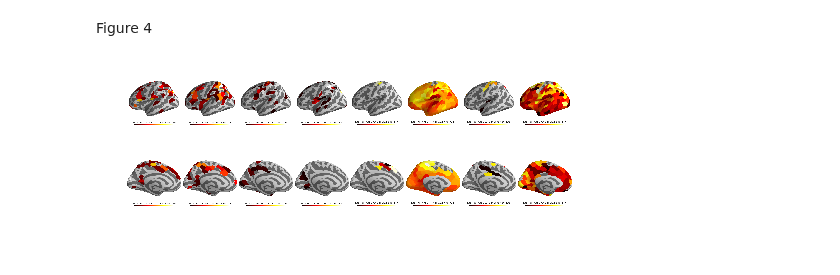
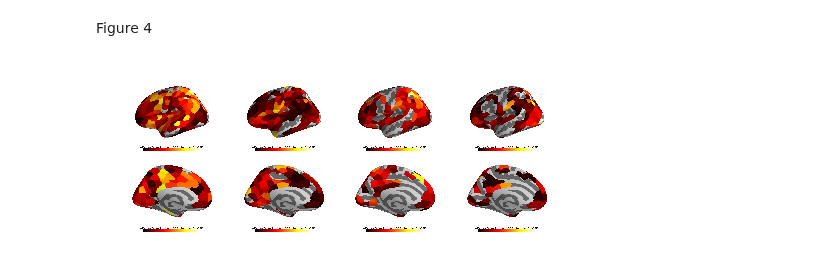
Before and after one commit to lindenmp/normative_neurodev_cs_t1, a Jupyter notebook: code/results_s3.ipynb, the cells around one changed output. Saved outputs shown, nothing was run; the diff lists cells and outputs as text; code cells hidden in the pictures.

```diff
--- a/code/results_s3.ipynb
+++ b/code/results_s3.ipynb
@@ -8,4 +8,6 @@ import seaborn as sns
 import scipy as sp
 from scipy import stats
 import matplotlib.pyplot as plt
+plt.rcParams['svg.fonttype'] = 'none'
+import statsmodels.api as sm
 # %%
@@ -365,13 +321,14 @@ colormap sequential: [0.00e+00, 3.90e+00, 7.79e+00] (opaque)
 # %% [markdown]
 Figure 4
 # %%
-f, axes = plt.subplots(2, 8)
+f, axes = plt.subplots(2, 4)
 f.set_figwidth(8)
 f.set_figheight(3)
 plt.subplots_adjust(wspace=0, hspace=0)
 
 # column 0:
-fig_str = 'lh_ct_z_perc_n.png'
+hemi = 'lh'
+fig_str = hemi + '_ct_z_perc_p.png'
 try:
 #     axes[0,0].set_title('Thickness (END)')
     image = mpimg.imread('lat_' + fig_str); axes[0,0].imshow(image); axes[0,0].axis('off')
@@ -381,77 +338,37 @@ try:
 except FileNotFoundError: axes[1,0].axis('off')
 
 # column 1:
-fig_str = 'lh_ct_z_perc_p.png'
+fig_str = hemi + '_ct_z_perc_n.png'
 try:
 #     axes[0,1].set_title('Thickness (EPD)')
     image = mpimg.imread('lat_' + fig_str); axes[0,1].imshow(image); axes[0,1].axis('off')
 except FileNotFoundError: axes[0,1].axis('off')
 try:
     image = mpimg.imread('med_' + fig_str); axes[1,1].imshow(image); axes[1,1].axis('off')
 except FileNotFoundError: axes[1,1].axis('off')
 
 # column 2:
-fig_str = 'lh_str_z_perc_n.png'
+fig_str = hemi + '_vol_z_perc_p.png'
 try:
 #     axes[0,2].set_title('Strength (END)')
     image = mpimg.imread('lat_' + fig_str); axes[0,2].imshow(image); axes[0,2].axis('off')
 except FileNotFoundError: axes[0,2].axis('off')
 try:
     image = mpimg.imread('med_' + fig_str); axes[1,2].imshow(image); axes[1,2].axis('off')
 except FileNotFoundError: axes[1,2].axis('off')
 
 # column 3:
-fig_str = 'lh_str_z_perc_p.png'
+fig_str = hemi + '_vol_z_perc_n.png'
 try:
 #     axes[0,3].set_title('Strength (EPD)')
     image = mpimg.imread('lat_' + fig_str); axes[0,3].imshow(image); axes[0,3].axis('off')
 except FileNotFoundError: axes[0,3].axis('off')
 try:
     image = mpimg.imread('med_' + fig_str); axes[1,3].imshow(image); axes[1,3].axis('off')
 except FileNotFoundError: axes[1,3].axis('off')
 
-# column 4:
-fig_str = 'lh_ac_z_perc_n.png'
-try:
-#     axes[0,4].set_title('Ave. ctrb. (END)')
-    image = mpimg.imread('lat_' + fig_str); axes[0,4].imshow(image); axes[0,4].axis('off')
-except FileNotFoundError: axes[0,4].axis('off')
-try:
-    image = mpimg.imread('med_' + fig_str); axes[1,4].imshow(image); axes[1,4].axis('off')
-except FileNotFoundError: axes[1,4].axis('off')
-
-# column 5:
-fig_str = 'lh_ac_z_perc_p.png'
-try:
-#     axes[0,5].set_title('Ave. ctrb. (EPD)')
-    image = mpimg.imread('lat_' + fig_str); axes[0,5].imshow(image); axes[0,5].axis('off')
-except FileNotFoundError: axes[0,5].axis('off')
-try:
-    image = mpimg.imread('med_' + fig_str); axes[1,5].imshow(image); axes[1,5].axis('off')
-except FileNotFoundError: axes[1,5].axis('off')
-
-# column 6:
-fig_str = 'lh_mc_z_perc_n.png'
-try:
-#     axes[0,6].set_title('Mod. ctrb. (END)')
-    image = mpimg.imread('lat_' + fig_str); axes[0,6].imshow(image); axes[0,6].axis('off')
-except FileNotFoundError: axes[0,6].axis('off')
-try:
-    image = mpimg.imread('med_' + fig_str); axes[1,6].imshow(image); axes[1,6].axis('off')
-except FileNotFoundError: axes[1,6].axis('off')
-
-# column 7:
-fig_str = 'lh_mc_z_perc_p.png'
-try:
-#     axes[0,7].set_title('Mod. ctrb. (EPD)')
-    image = mpimg.imread('lat_' + fig_str); axes[0,7].imshow(image); axes[0,7].axis('off')
-except FileNotFoundError: axes[0,7].axis('off')
-try:
-    image = mpimg.imread('med_' + fig_str); axes[1,7].imshow(image); axes[1,7].axis('off')
-except FileNotFoundError: axes[1,7].axis('off')
-
 plt.show()
-# f.savefig('brain_plot_tiled_perc_pn.png', dpi = 600, bbox_inches = 'tight', pad_inches = 0)
-f.savefig('brain_plot_tiled_perc_pn.svg', dpi = 1200, bbox_inches = 'tight', pad_inches = 0)
+# f.savefig('brain_plot_tiled_perc_pn_'+hemi+'.png', dpi = 600, bbox_inches = 'tight', pad_inches = 0)
+f.savefig('brain_plot_tiled_perc_pn_'+hemi+'.svg', dpi = 1200, bbox_inches = 'tight', pad_inches = 0)
 # %% [output]
-[figure, old version]
+[figure, new version]
```
Also changed, not shown: parts of 36 cells of this notebook, 1 other file.
